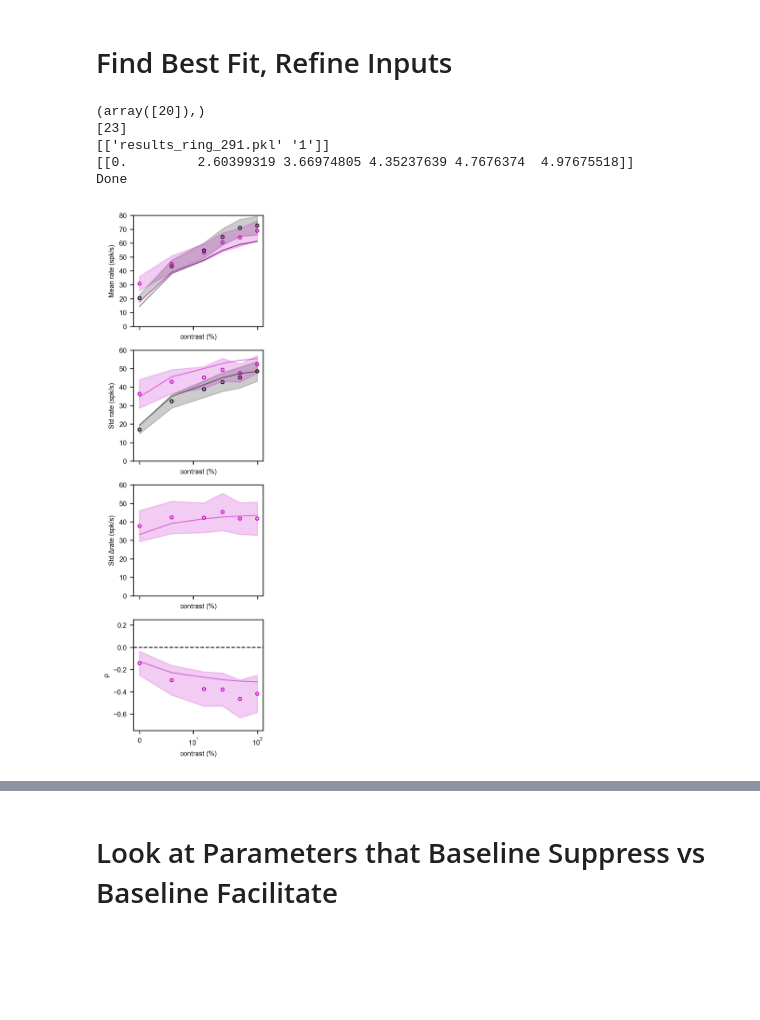
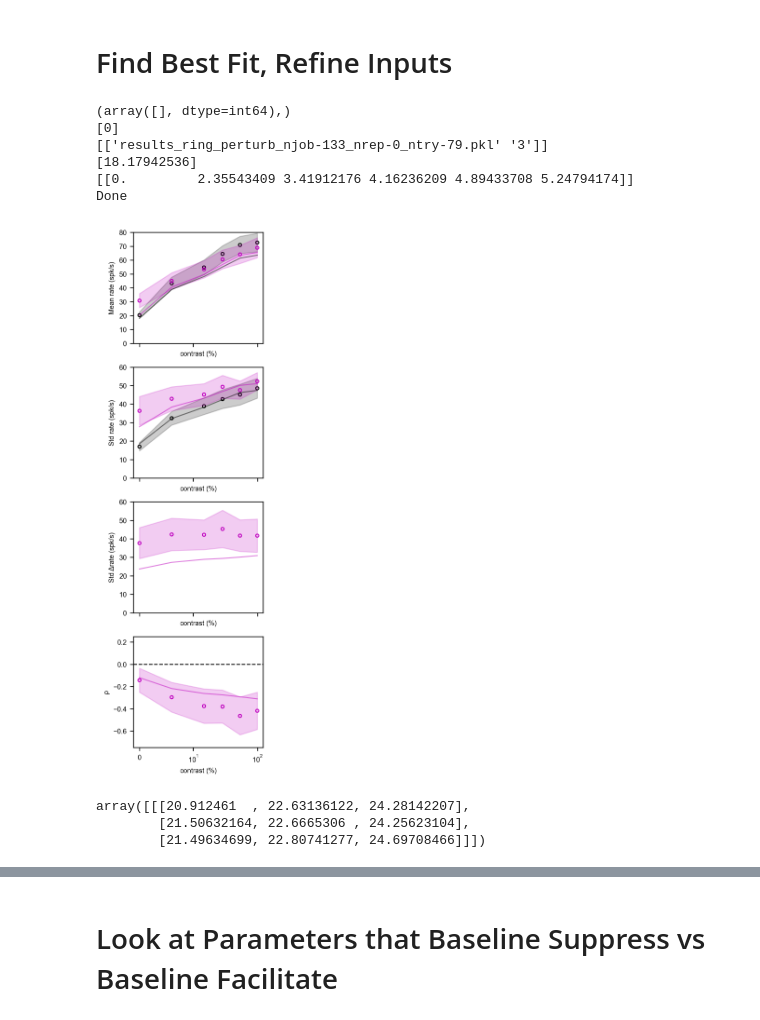
Before and after one commit to AddingAddict/ToroidalNetworks, a Jupyter notebook: sparse_weights/notebooks/baseline_suppression.ipynb, the cells around one changed output, grey strips where cells are left out. Drawn from its saved outputs; the diff is of its cells as text; code cells hidden in the pictures; blank space fills up the shorter version.

```diff
--- a/sparse_weights/notebooks/baseline_suppression.ipynb
+++ b/sparse_weights/notebooks/baseline_suppression.ipynb
@@ -360,6 +360,20 @@ def refit_contrast(aXs,vsm_preds,osm_preds):
     xmax = aXs[-1]*np.ones(5)
     x0 = np.linspace(aXs[1],aXs[-1],5)
     results = least_squares(residuals,x0,bounds=(xmin,xmax))
+    pred_base_means = vsm_base_mean_itp(np.concatenate(([0],results.x)))
+    pred_base_stds = vsm_base_std_itp(np.concatenate(([0],results.x)))
+    pred_opto_means = vsm_opto_mean_itp(np.concatenate(([0],results.x)))
+    pred_opto_stds = vsm_opto_std_itp(np.concatenate(([0],results.x)))
+    pred_diff_means = vsm_diff_mean_itp(np.concatenate(([0],results.x)))
+    pred_diff_stds = vsm_diff_std_itp(np.concatenate(([0],results.x)))
+    pred_norm_covs = vsm_norm_cov_itp(np.concatenate(([0],results.x)))
+    res = np.array([(pred_base_means-monk_base_means)/monk_base_means_err,
+                        (pred_base_stds-monk_base_stds)/monk_base_stds_err,
+                        (pred_opto_means-monk_opto_means)/monk_opto_means_err,
+                        (pred_opto_stds-monk_opto_stds)/monk_opto_stds_err,
+                        # (pred_diff_means-monk_diff_means)/monk_diff_means_err,
+                        (pred_diff_stds-monk_diff_stds)/monk_diff_stds_err,
+                        (pred_norm_covs-monk_norm_covs)/monk_norm_covs_err])
     return (np.vstack((vsm_base_mean_itp(np.concatenate(([0],results.x))),
             vsm_base_std_itp(np.concatenate(([0],results.x))),
             vsm_opto_mean_itp(np.concatenate(([0],results.x))),
@@ -373,14 +387,14 @@ def refit_contrast(aXs,vsm_preds,osm_preds):
             osm_opto_std_itp(np.concatenate(([0],results.x))),
             osm_diff_std_itp(np.concatenate(([0],results.x))),
             osm_norm_cov_itp(np.concatenate(([0],results.x))),
-            osm_diff_mean_itp(np.concatenate(([0],results.x))))).T,np.concatenate(([0],results.x)),results.cost)
+            osm_diff_mean_itp(np.concatenate(([0],results.x))))).T,np.concatenate(([0],results.x)),0.5*np.sum(res**2))
 
 for njob in range(max_njob):
     try:
-        with open('./../results/refit_candidate_prms_narrow_{:d}'.format(njob)+'.pkl', 'rb') as handle:
+        with open('./../results/refit_candidate_prms/refit_candidate_prms_narrow_{:d}'.format(njob)+'.pkl', 'rb') as handle:
             this_res_dict = pickle.load(handle)
         orig_aXs = this_res_dict['best_monk_aXs']
-        with open('./../results/candidate_prms_baseline_supp_{:d}'.format(njob)+'.pkl', 'rb') as handle:
+        with open('./../results/refit_candidate_prms/candidate_prms_baseline_supp_{:d}'.format(njob)+'.pkl', 'rb') as handle:
             this_res_dict = pickle.load(handle)
         candidate_njobs.append(njob)
         this_prms = np.array(list(this_res_dict['prms'].values()))[1:12]
@@ -431,27 +445,30 @@ candidate_idxs = np.array(candidate_idxs)
 # %% [markdown]
 # Find Best Fit, Refine Inputs
 # %%
-candidate_loss_cut = 20
+candidate_loss_cut = 19
 # chosen_idxs = candidate_costs < candidate_loss_cut
+chosen_idxs = [0]
 # chosen_idxs = np.logical_and(candidate_costs < candidate_loss_cut,candidate_in_bars[:,-1])
-chosen_idxs = np.logical_and(candidate_costs < candidate_loss_cut,np.logical_and(candidate_in_bars[:,-2],candidate_in_bars[:,-1]))
+# chosen_idxs = np.logical_and(candidate_costs < candidate_loss_cut,np.logical_and(candidate_in_bars[:,-2],candidate_in_bars[:,-1]))
 # chosen_idxs = np.all(candidate_in_bars,1)
 # chosen_idxs = np.logical_and(candidate_in_bars[:,-2],candidate_in_bars[:,-1])
 # chosen_idxs = np.logical_and(candidate_preds[:,-1,4] > 32,candidate_preds[:,-1,5] < -0.25)
 # chosen_idxs = np.logical_and([True if file[0] is not None and 'results_ring_perturb_njob-291_nrep-1' in file[0] else False for file in candidate_idxs],np.logical_and(candidate_preds[:,-1,4] > 35,candidate_preds[:,-1,5] < -0.3))
 print(np.where(chosen_idxs))
 print(candidate_njobs[chosen_idxs])
 print(candidate_idxs[chosen_idxs])
+print(candidate_costs[chosen_idxs])
 print(candidate_aXs[chosen_idxs])
 
 plot_many_preds([candidate_vsm_preds[chosen_idxs],
                  candidate_vsm_preds[chosen_idxs]],'./../plots','candidate_fits_vsm',animal='monkey',
     plot_delta_r=False)
 # %% [output]
-(array([20]),)
-[23]
-[['results_ring_291.pkl' '1']]
-[[0.         2.60399319 3.66974805 4.35237639 4.7676374  4.97675518]]
+(array([], dtype=int64),)
+[0]
+[['results_ring_perturb_njob-133_nrep-0_ntry-79.pkl' '3']]
+[18.17942536]
+[[0.         2.35543409 3.41912176 4.16236209 4.89433708 5.24794174]]
 Done
-[figure, old version]
+[figure, new version]
 # %%
@@ -532,0 +592,6 @@ new_vsm,new_osm,new_aXs,_ = refit_contrast(sim_aXs,np.vstack((sim_vsm_base_means
+# %%
+costs
+# %% [output]
+array([[[20.912461  , 22.63136122, 24.28142207],
+        [21.50632164, 22.6665306 , 24.25623104],
+        [21.49634699, 22.80741277, 24.69708466]]])
```
Also changed, not shown: parts of 9 cells of this notebook, 52 other files.
